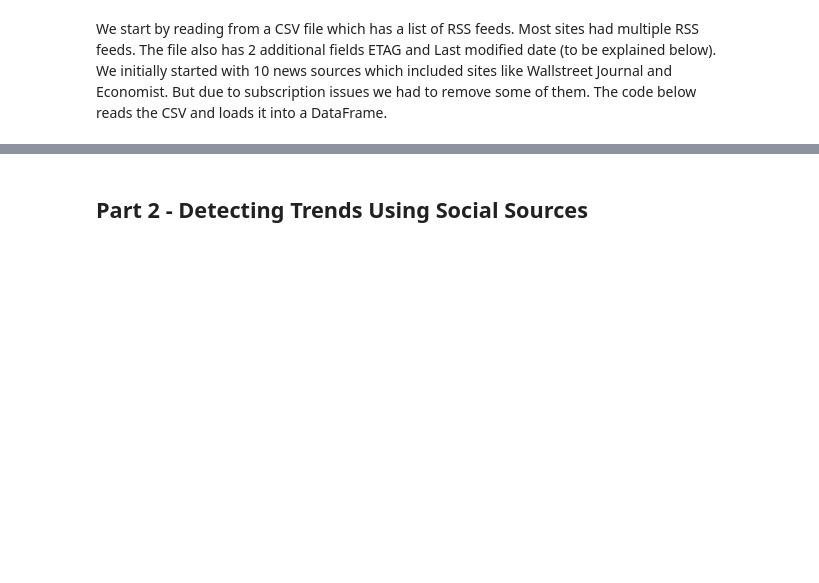
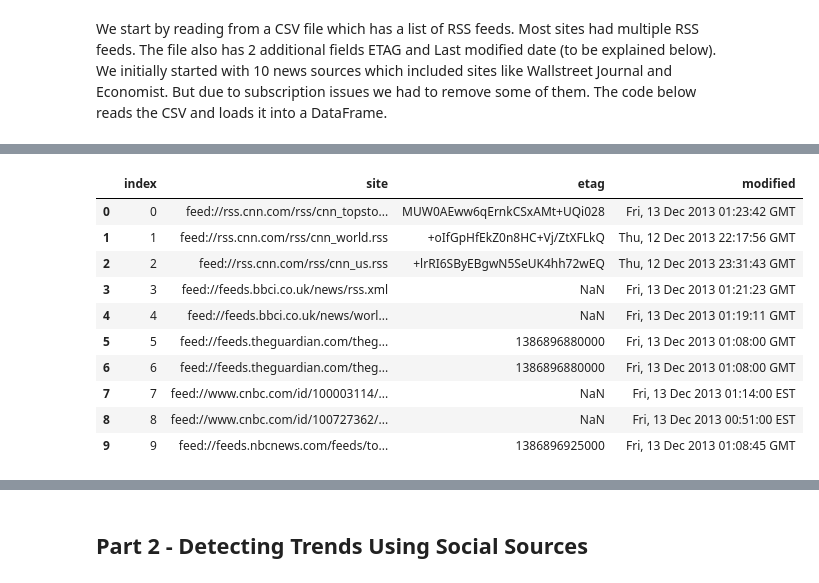
Before and after one commit to trender-io/report, a Jupyter notebook: trender-io.ipynb, the cells around one changed output, grey strips where cells are left out. Saved outputs shown, nothing was run; the diff lists cells and outputs as text; code cells hidden in the pictures; blank space fills up the shorter version.

```diff
--- a/trender-io.ipynb
+++ b/trender-io.ipynb
@@ -631,0 +175,15 @@ plt.ylabel('No of Stories')
+# %%
+rss_latest = pd.read_csv('data/rss_urls.csv').reset_index()
+rss_latest.head(10)
+# %% [output]
+|  | index | site | etag | modified |
+| 0 | 0 | feed://rss.cnn.com/rss/cnn_topsto... | MUW0AEww6qErnkCSxAMt+UQi028 | Fri, 13 Dec 2013 01:23:42 GMT |
+| 1 | 1 | feed://rss.cnn.com/rss/cnn_world.rss | +oIfGpHfEkZ0n8HC+Vj/ZtXFLkQ | Thu, 12 Dec 2013 22:17:56 GMT |
+| 2 | 2 | feed://rss.cnn.com/rss/cnn_us.rss | +lrRI6SByEBgwN5SeUK4hh72wEQ | Thu, 12 Dec 2013 23:31:43 GMT |
+| 3 | 3 | feed://feeds.bbci.co.uk/news/rss.xml | NaN | Fri, 13 Dec 2013 01:21:23 GMT |
+| 4 | 4 | feed://feeds.bbci.co.uk/news/worl... | NaN | Fri, 13 Dec 2013 01:19:11 GMT |
+| 5 | 5 | feed://feeds.theguardian.com/theg... | 1386896880000 | Fri, 13 Dec 2013 01:08:00 GMT |
+| 6 | 6 | feed://feeds.theguardian.com/theg... | 1386896880000 | Fri, 13 Dec 2013 01:08:00 GMT |
+| 7 | 7 | feed://www.cnbc.com/id/100003114/... | NaN | Fri, 13 Dec 2013 01:14:00 EST |
+| 8 | 8 | feed://www.cnbc.com/id/100727362/... | NaN | Fri, 13 Dec 2013 00:51:00 EST |
+| 9 | 9 | feed://feeds.nbcnews.com/feeds/to... | 1386896925000 | Fri, 13 Dec 2013 01:08:45 GMT |
```
Also changed, not shown: parts of 45 cells of this notebook.
